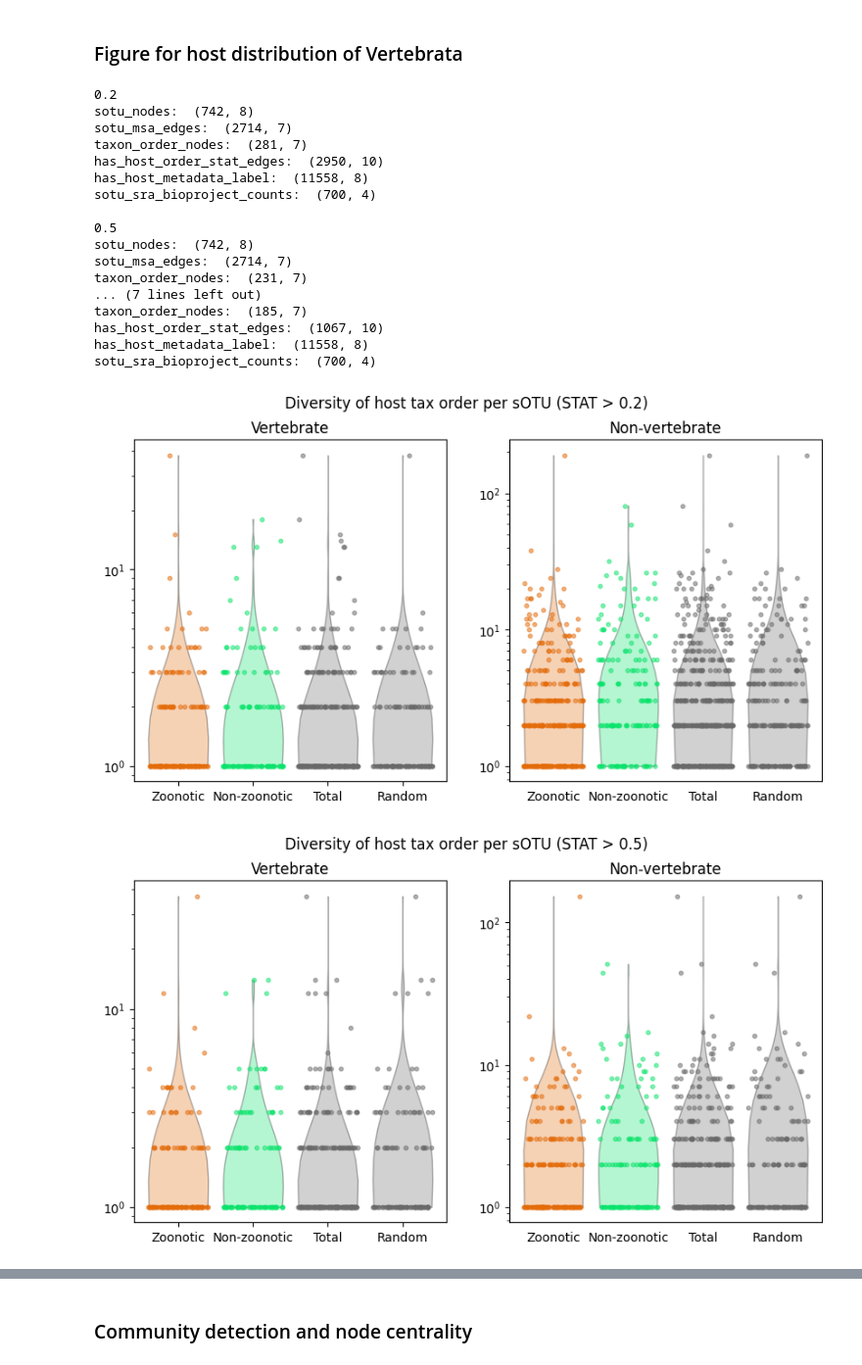
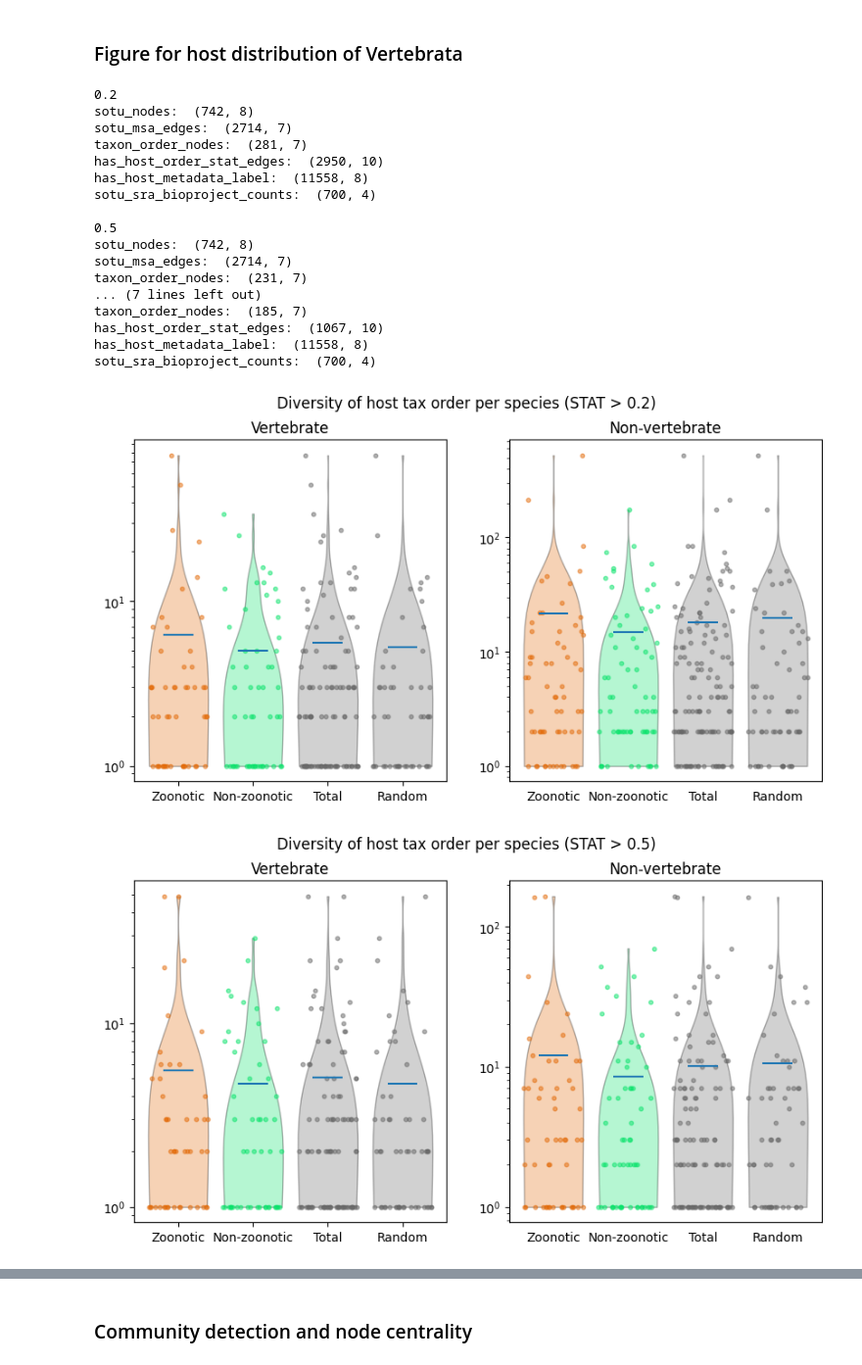
Before and after one commit to serratus-bio/virus-knowledge-graph, a Jupyter notebook: jobs/graph_learning/notebooks/zoonotic-potential.ipynb, the cells around one changed output, grey strips where cells are left out. Shown at 98% size. Drawn from its saved outputs; the diff is of its cells as text; code cells hidden in the pictures.

```diff
--- a/jobs/graph_learning/notebooks/zoonotic-potential.ipynb
+++ b/jobs/graph_learning/notebooks/zoonotic-potential.ipynb
@@ -660,7 +672,7 @@ def fetch_cached_df(query, params, filename, use_cache=True, log=False):
     return df
 
 
-def get_neo4j_data(stat_threshold=0.8):
+def get_neo4j_data(stat_threshold=0.8, cluster_threshold=0.8):
     sotu_nodes = fetch_cached_df(
         query_sotu_nodes,
         {
@@ -1310,7 +1368,6 @@ In this context it seems okay to include them as long as (matched kmers / total
 ### Figure for host distribution of Vertebrata
 # %%
 # Create count matrix
-
 def generate_count_matrix_vertabrates(neo4j_data, threshold):
     positive_sotu_nodes = neo4j_data['sotu_nodes'].loc[neo4j_data['sotu_nodes']['isZoonotic'] == True]['appId'].unique()
     negative_sotu_nodes = neo4j_data['sotu_nodes'].loc[neo4j_data['sotu_nodes']['isZoonotic'] == False]['appId'].unique()
@@ -1335,13 +1392,15 @@ def generate_count_matrix_vertabrates(neo4j_data, threshold):
         taxon_nodes_df = neo4j_data['taxon_order_nodes'].loc[neo4j_data['taxon_order_nodes']['appId'].isin(has_host_df['targetAppId'])]
         taxon_nodes_df = taxon_nodes_df.merge(neo4j_data['sotu_vertebrate_map'][['appId', 'isVertebrate']], left_on='appId', right_on='appId')
         host_assoc_full_df =  has_host_df.merge(taxon_nodes_df, left_on='targetAppId', right_on='appId')
+        sotu_tax_ids = neo4j_data['sotu_nodes'][['appId', 'taxId']].rename(columns={'taxId': 'sotuTaxId'})
+        host_assoc_full_df = host_assoc_full_df.merge(sotu_tax_ids, left_on='sourceAppId', right_on='appId')
 
-        host_assoc_full_df = host_assoc_full_df.groupby(['sourceAppId', 'isVertebrate', 'taxOrder']).size().reset_index(name='count')
+        host_assoc_full_df = host_assoc_full_df.groupby(['sotuTaxId', 'isVertebrate', 'taxOrder']).size().reset_index(name='count')
 
-        count_matrix = host_assoc_full_df.pivot_table(index='sourceAppId', columns='isVertebrate', values='count', aggfunc='sum', fill_value=0)
+        count_matrix = host_assoc_full_df.pivot_table(index='sotuTaxId', columns='isVertebrate', values='count', aggfunc='sum', fill_value=0)
         count_matrix.sort_index(inplace=True)
         count_matrix = count_matrix.rename(columns={True: 'Vertebrate', False: 'Non-vertebrate'})
-        count_matrix.to_csv(neo4j_data_path + f"{threshold}/" + f"count_matrix_{name}_vertabrate.csv")
+        count_matrix.to_csv(neo4j_data_path + f"{threshold}/" + f"count_matrix_{name}_vertabrate_sotu.csv")
         count_matricies.append(count_matrix)
     return count_matricies
 
@@ -1360,7 +1419,7 @@ def make_scatter_plot_vertabrate(y, point_labels, ax, agg_by, name=''):
     data = [y[i] for i in range(len(y))]
 
     # Create a violin plot using matplotlib.axes.Axes.violinplot
-    vp = ax.violinplot(data, showmeans=False, showmedians=False, showextrema=False, vert=True, widths=w)
+    vp = ax.violinplot(data, showmeans=True, showmedians=False, showextrema=False, vert=True, widths=w)
 
     # Set the colors for the violins
     for i, pc in enumerate(vp['bodies']):
@@ -1418,9 +1477,9 @@ def make_scatter_plot_vertabrate(y, point_labels, ax, agg_by, name=''):
 
 
 def make_panel_vertabrates(threshold, agg_by):
-    zoonotic_count_matrix = pd.read_csv(neo4j_data_path + f"{threshold}/" + f"count_matrix_positive_vertabrate.csv", index_col=0)
-    not_zoonotic_count_matrix = pd.read_csv(neo4j_data_path + f"{threshold}/" + f"count_matrix_negative_vertabrate.csv", index_col=0)
-    total_count_matrix = pd.read_csv(neo4j_data_path + f"{threshold}/" + f"count_matrix_total_vertabrate.csv", index_col=0)
+    zoonotic_count_matrix = pd.read_csv(neo4j_data_path + f"{threshold}/" + f"count_matrix_positive_vertabrate_sotu.csv", index_col=0)
+    not_zoonotic_count_matrix = pd.read_csv(neo4j_data_path + f"{threshold}/" + f"count_matrix_negative_vertabrate_sotu.csv", index_col=0)
+    total_count_matrix = pd.read_csv(neo4j_data_path + f"{threshold}/" + f"count_matrix_total_vertabrate_sotu.csv", index_col=0)
     n = (zoonotic_count_matrix.shape[0] + not_zoonotic_count_matrix.shape[0]) / 2
     random_count_matrix = total_count_matrix.sample(n=int(n), random_state=1)
 
@@ -1434,7 +1493,7 @@ def make_panel_vertabrates(threshold, agg_by):
         'Vertebrate',
         'Non-vertebrate',
     ]
-    fig.suptitle(f"Diversity of host tax order per sOTU (STAT > {threshold})")
+    fig.suptitle(f"Diversity of host tax order per species (STAT > {threshold})")
 
     for i in range(len(host_classes)):
         host_class = host_classes[i]
@@ -1465,33 +1524,33 @@ def make_panel_vertabrates(threshold, agg_by):
             bottom=False,
             top=False,
             # labelbottom=False
         )
         make_scatter_plot_vertabrate(ys, labels, ax, agg_by, host_class)
 
-    plt.savefig(neo4j_data_path + f"{threshold}/" + f"host_class_distribution_vertebrate.png", bbox_inches='tight')
+    plt.savefig(neo4j_data_path + f"{threshold}/" + f"host_class_distribution_vertebrate_sotu.png", bbox_inches='tight')
 
 
 for threshold in stat_thresholds:
     neo4j_data = get_neo4j_data(stat_threshold=threshold)
     generate_count_matrix_vertabrates(neo4j_data, threshold)
     make_panel_vertabrates(threshold, 'vertebrate')
 # %% [output]
 0.2
 sotu_nodes:  (742, 8)
 sotu_msa_edges:  (2714, 7)
 taxon_order_nodes:  (281, 7)
 has_host_order_stat_edges:  (2950, 10)
 has_host_metadata_label:  (11558, 8)
 sotu_sra_bioproject_counts:  (700, 4)
 
 0.5
 sotu_nodes:  (742, 8)
 sotu_msa_edges:  (2714, 7)
 taxon_order_nodes:  (231, 7)
 ... (7 lines left out)
 taxon_order_nodes:  (185, 7)
 has_host_order_stat_edges:  (1067, 10)
 has_host_metadata_label:  (11558, 8)
 sotu_sra_bioproject_counts:  (700, 4)
-[figure, old version]
+[figure, new version]
-[figure, old version]
+[figure, new version]
```
Also changed, not shown: parts of 32 cells of this notebook.
